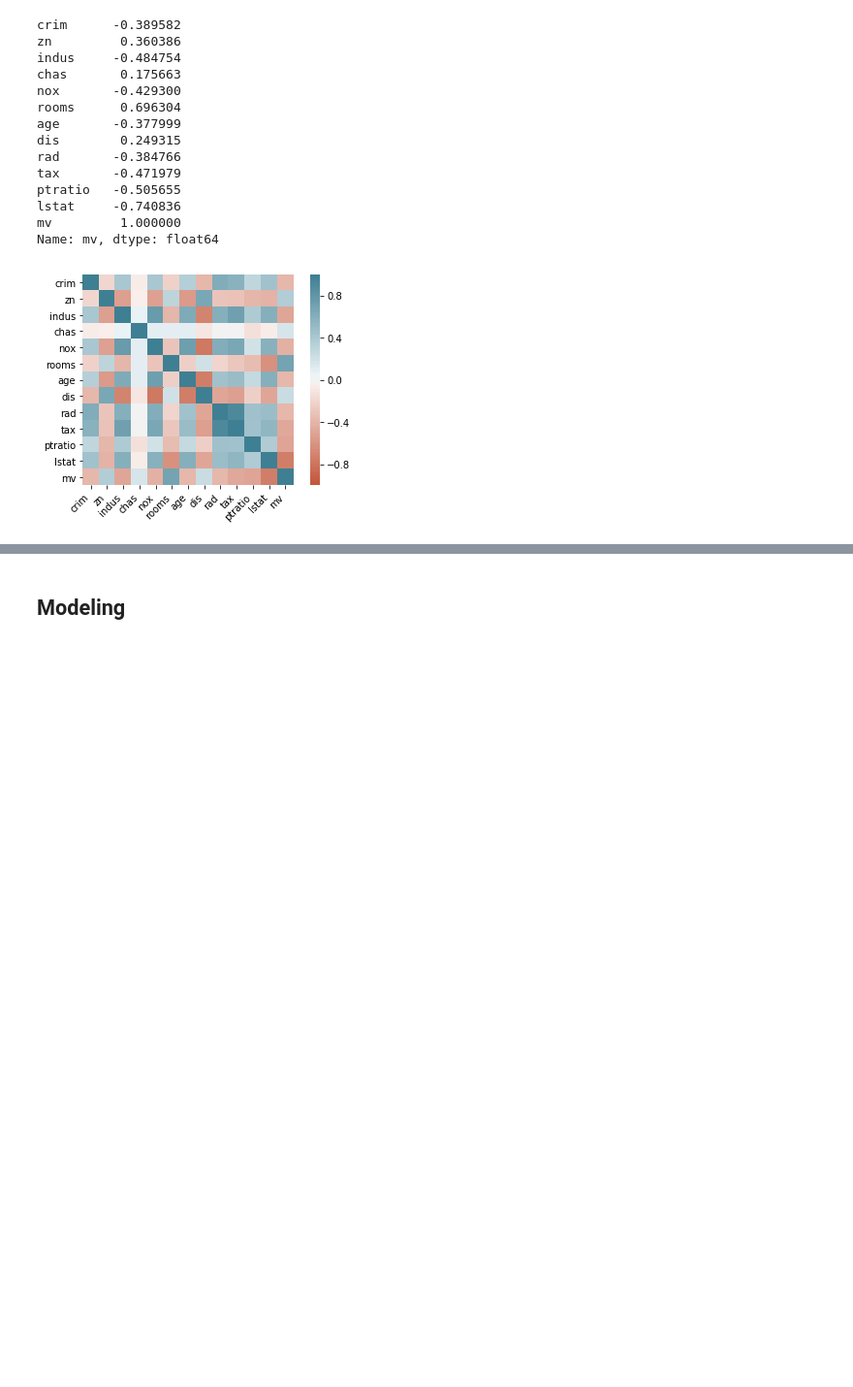
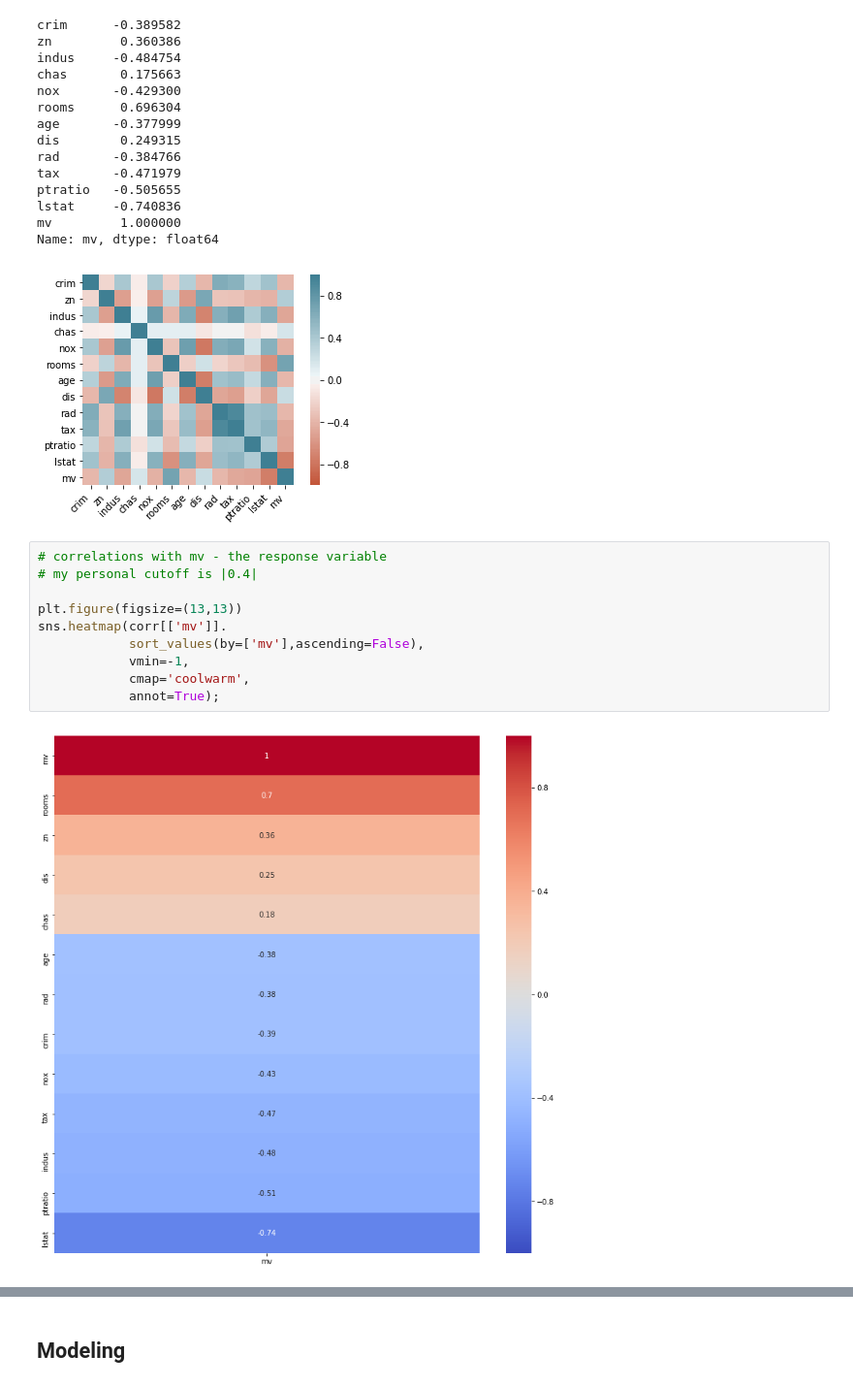
Before and after one commit to bstrain71/422_boston_housing, a Jupyter notebook: Strain_Boston_Housing.ipynb, the cells around one changed output, grey strips where cells are left out. Shown at 97% size. Cells and saved outputs as stored; diff of their text form; blank space fills up the shorter version.

```diff
--- a/Strain_Boston_Housing.ipynb
+++ b/Strain_Boston_Housing.ipynb
@@ -337,3 +338,15 @@ lstat     -0.740836
 mv         1.000000
 Name: mv, dtype: float64
 [figure]
+# %%
+# correlations with mv - the response variable
+# my personal cutoff is |0.4|
+
+plt.figure(figsize=(13,13))
+sns.heatmap(corr[['mv']].
+            sort_values(by=['mv'],ascending=False),
+            vmin=-1,
+            cmap='coolwarm',
+            annot=True);
+# %% [output]
+[figure, added]
```
Also changed, not shown: parts of 2 cells of this notebook.
